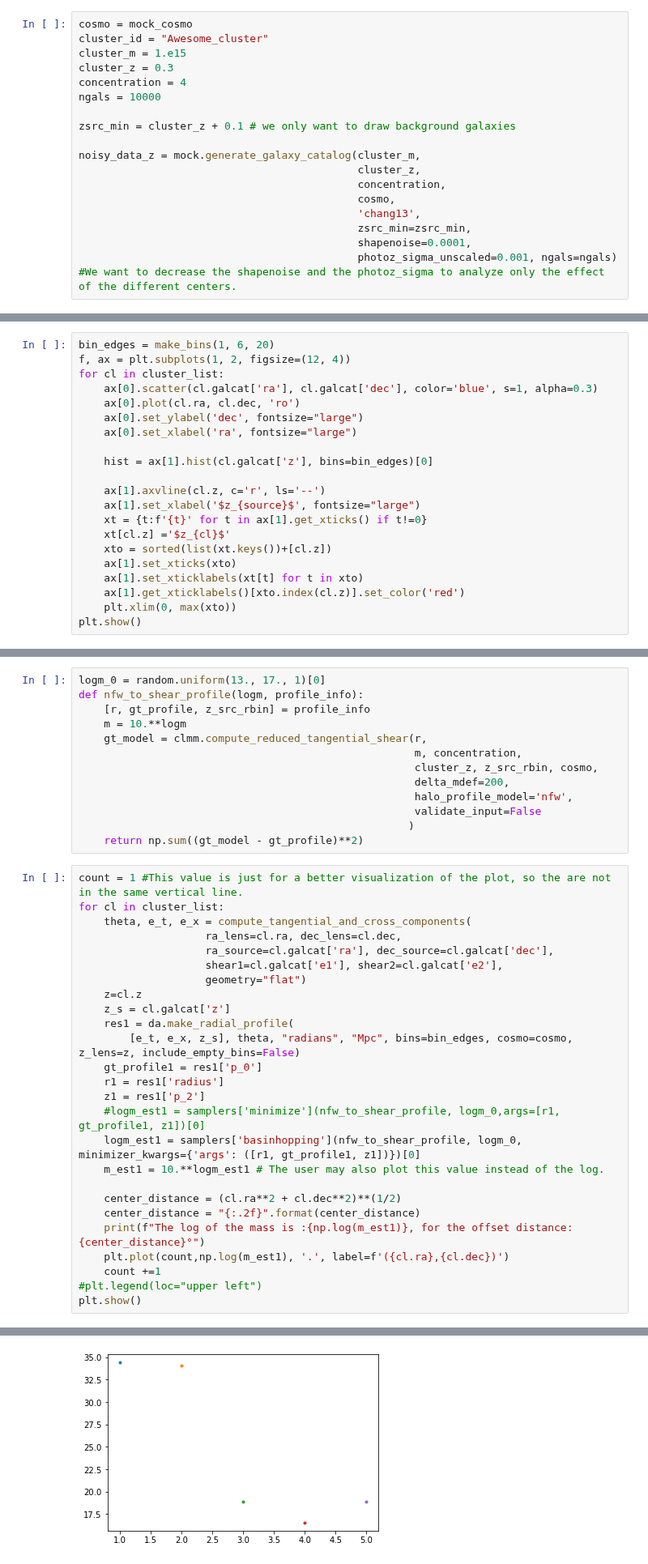
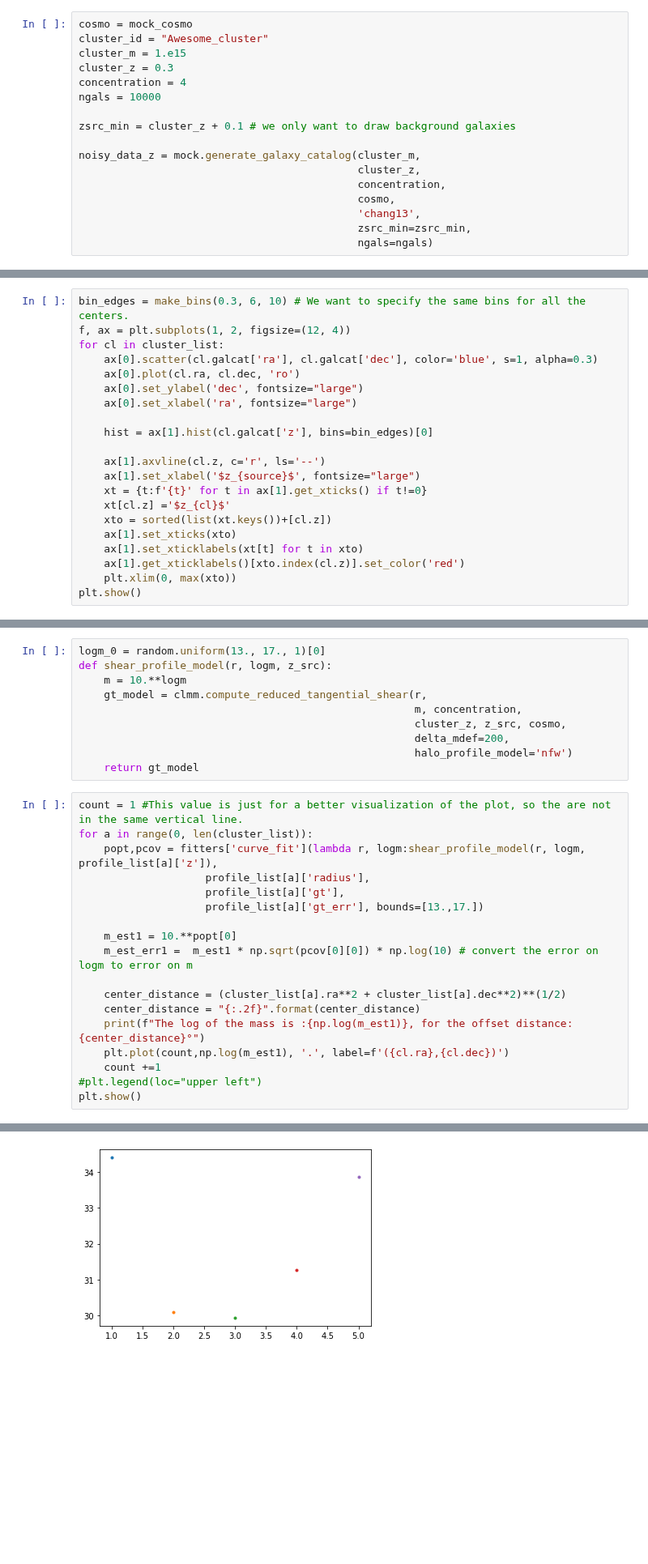
Before and after one commit to LSSTDESC/CLMM, a Jupyter notebook: examples/demo_dataops_functionality_diff_centers.ipynb, the cells around one changed output, grey strips where cells are left out. Shown at 81% size. Drawn from its saved outputs; the diff is of its cells as text; blank space fills up the shorter version.

```diff
--- a/examples/demo_dataops_functionality_diff_centers.ipynb
+++ b/examples/demo_dataops_functionality_diff_centers.ipynb
@@ -76,6 +50,5 @@ noisy_data_z = mock.generate_galaxy_catalog(cluster_m,
                                             cosmo,
                                             'chang13',
                                             zsrc_min=zsrc_min,
-                                            shapenoise=0.0001,
-                                            photoz_sigma_unscaled=0.001, ngals=ngals) #We want to decrease the shapenoise and the photoz_sigma to analyze only the effect of the different centers.
+                                            ngals=ngals)
 # %% [markdown]
@@ -135,7 +87,7 @@ The number of source galaxies is : 10000
 
 For a better visualization, we plot all the different centers in the Cluster, represented by the red dots.
 # %%
-bin_edges = make_bins(1, 6, 20)
+bin_edges = make_bins(0.3, 6, 10) # We want to specify the same bins for all the centers.
 f, ax = plt.subplots(1, 2, figsize=(12, 4))
 for cl in cluster_list:
     ax[0].scatter(cl.galcat['ra'], cl.galcat['dec'], color='blue', s=1, alpha=0.3)
@@ -252,36 +167,25 @@ The function below defines the Halo model.
 # %%
 logm_0 = random.uniform(13., 17., 1)[0]
-def nfw_to_shear_profile(logm, profile_info):
-    [r, gt_profile, z_src_rbin] = profile_info
+def shear_profile_model(r, logm, z_src):
     m = 10.**logm
     gt_model = clmm.compute_reduced_tangential_shear(r,
                                                      m, concentration,
-                                                     cluster_z, z_src_rbin, cosmo,
+                                                     cluster_z, z_src, cosmo,
                                                      delta_mdef=200,
-                                                     halo_profile_model='nfw',
-                                                     validate_input=False
-                                                    )
-    return np.sum((gt_model - gt_profile)**2)
+                                                     halo_profile_model='nfw')
+    return gt_model
 # %%
 count = 1 #This value is just for a better visualization of the plot, so the are not in the same vertical line.
-for cl in cluster_list:
-    theta, e_t, e_x = compute_tangential_and_cross_components(
-                    ra_lens=cl.ra, dec_lens=cl.dec,
-                    ra_source=cl.galcat['ra'], dec_source=cl.galcat['dec'],
-                    shear1=cl.galcat['e1'], shear2=cl.galcat['e2'],
-                    geometry="flat")
-    z=cl.z
-    z_s = cl.galcat['z']
-    res1 = da.make_radial_profile(
-        [e_t, e_x, z_s], theta, "radians", "Mpc", bins=bin_edges, cosmo=cosmo, z_lens=z, include_empty_bins=False)
-    gt_profile1 = res1['p_0']
-    r1 = res1['radius']
-    z1 = res1['p_2']
-    #logm_est1 = samplers['minimize'](nfw_to_shear_profile, logm_0,args=[r1, gt_profile1, z1])[0]
-    logm_est1 = samplers['basinhopping'](nfw_to_shear_profile, logm_0, minimizer_kwargs={'args': ([r1, gt_profile1, z1])})[0]
-    m_est1 = 10.**logm_est1 # The user may also plot this value instead of the log.
+for a in range(0, len(cluster_list)):
+    popt,pcov = fitters['curve_fit'](lambda r, logm:shear_profile_model(r, logm, profile_list[a]['z']),
+                    profile_list[a]['radius'],
+                    profile_list[a]['gt'],
+                    profile_list[a]['gt_err'], bounds=[13.,17.])
 
-    center_distance = (cl.ra**2 + cl.dec**2)**(1/2)
+    m_est1 = 10.**popt[0]
+    m_est_err1 =  m_est1 * np.sqrt(pcov[0][0]) * np.log(10) # convert the error on logm to error on m
+
+    center_distance = (cluster_list[a].ra**2 + cluster_list[a].dec**2)**(1/2)
     center_distance = "{:.2f}".format(center_distance)
     print(f"The log of the mass is :{np.log(m_est1)}, for the offset distance:{center_distance}°")
     plt.plot(count,np.log(m_est1), '.', label=f'({cl.ra},{cl.dec})')
@@ -297 +201 @@ The log of the mass is :18.89716409876651, for the offset distance:0.15°
-[figure, old version]
+[figure, new version]
```
Also changed, not shown: parts of 19 cells of this notebook.
